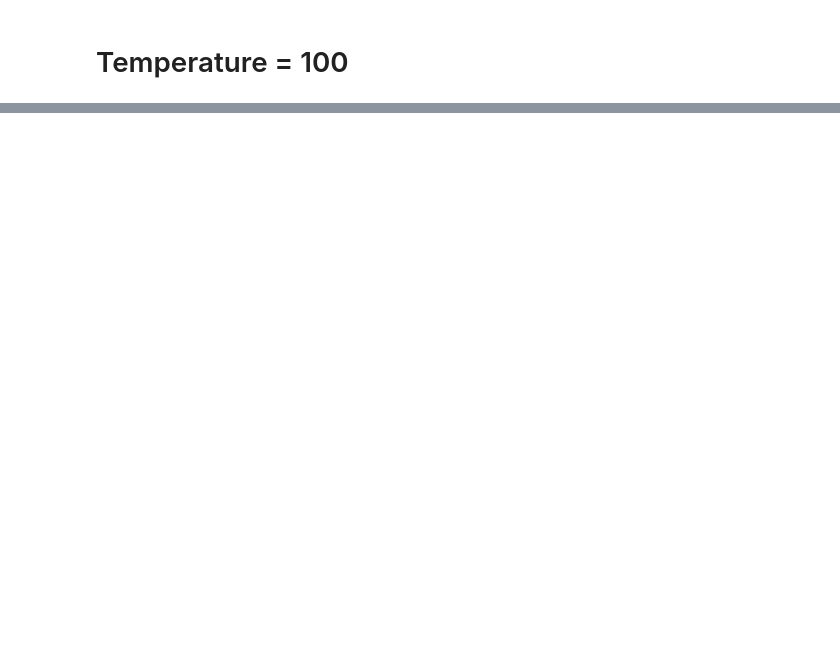
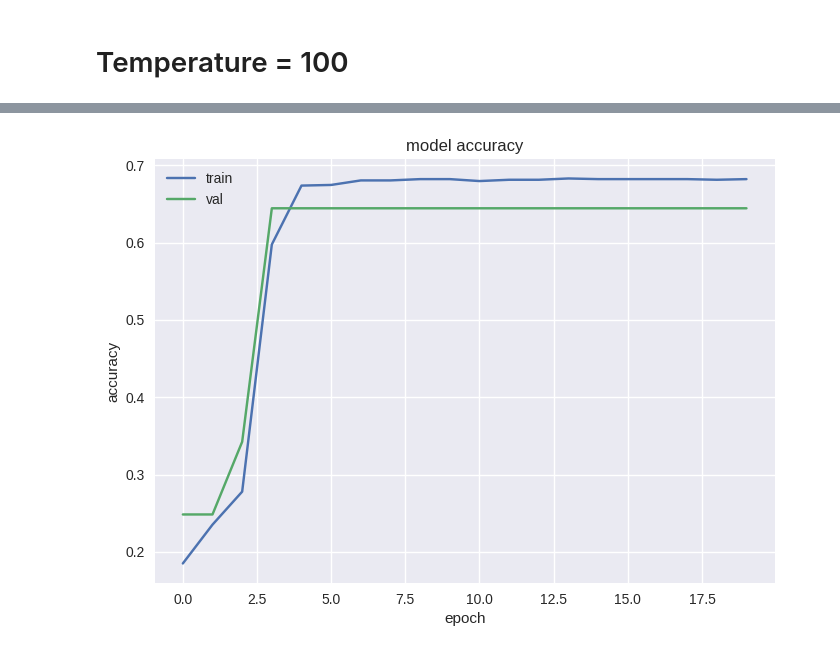
Before and after one commit to mshitie/KD-lesions, a Jupyter notebook: temperature/Temperature_100.ipynb, the cells around one changed output, grey strips where cells are left out. Saved outputs shown, nothing was run; the diff lists cells and outputs as text; code cells hidden in the pictures; blank space fills up the shorter version.

```diff
--- a/temperature/Temperature_100.ipynb
+++ b/temperature/Temperature_100.ipynb
@@ -543,7 +610,7 @@ import timeit
 
 start = timeit.default_timer()
 #Your statements here
-y_pred = student.predict(X_test)
+y_pred = student.predict(x_test)
 print(f'My predicted Y_test values are:\n' ,y_pred)
 
 stop = timeit.default_timer()
@@ -578,0 +738,22 @@ weighted avg       0.84      0.77      0.76      3000
+# %%
+# Prepare the student model that outputs probabilities with and without temperature
+# Remove the softmax layer from the student network
+temp = 100
+student.layers.pop()
+
+# Now collect the logits from the last layer
+# This is going to be a tensor. And hence it needs to pass through a Activation layer
+logits = student.layers[-1].output
+probs = layers.Activation('softmax')(logits)
+
+
+# softed probabilities at raised temperature
+logits_T = Lambda(lambda x: x / temp)(logits)
+probs_T = layers.Activation('softmax')(logits_T)
+
+output = concatenate([probs, probs_T])
+
+# This is our new student model
+student = Model(student.input, output)
+
+student.summary()
@@ -578,0 +808,10 @@ weighted avg       0.84      0.77      0.76      3000
+# %%
+
+# Train the student model
+epochs = 20
+batch_size = 64
+student_his = student.fit(x_train, Y_train_new,
+          batch_size=batch_size,
+          epochs=epochs,
+          verbose=1,
+          validation_data=(x_val, Y_test_new))
@@ -578,0 +836,13 @@ weighted avg       0.84      0.77      0.76      3000
+# %%
+
+#https://machinelearningmastery.com/display-deep-learning-model-training-history-in-keras/
+# summarize history for accuracy
+plt.plot(student_his.history['acc'])
+plt.plot(student_his.history['val_acc'])
+plt.title('model accuracy')
+plt.ylabel('accuracy')
+plt.xlabel('epoch')
+plt.legend(['train', 'val'], loc='upper left')
+plt.show()
+# %% [output]
+[figure, added]
```
Also changed, not shown: parts of 35 cells of this notebook.
